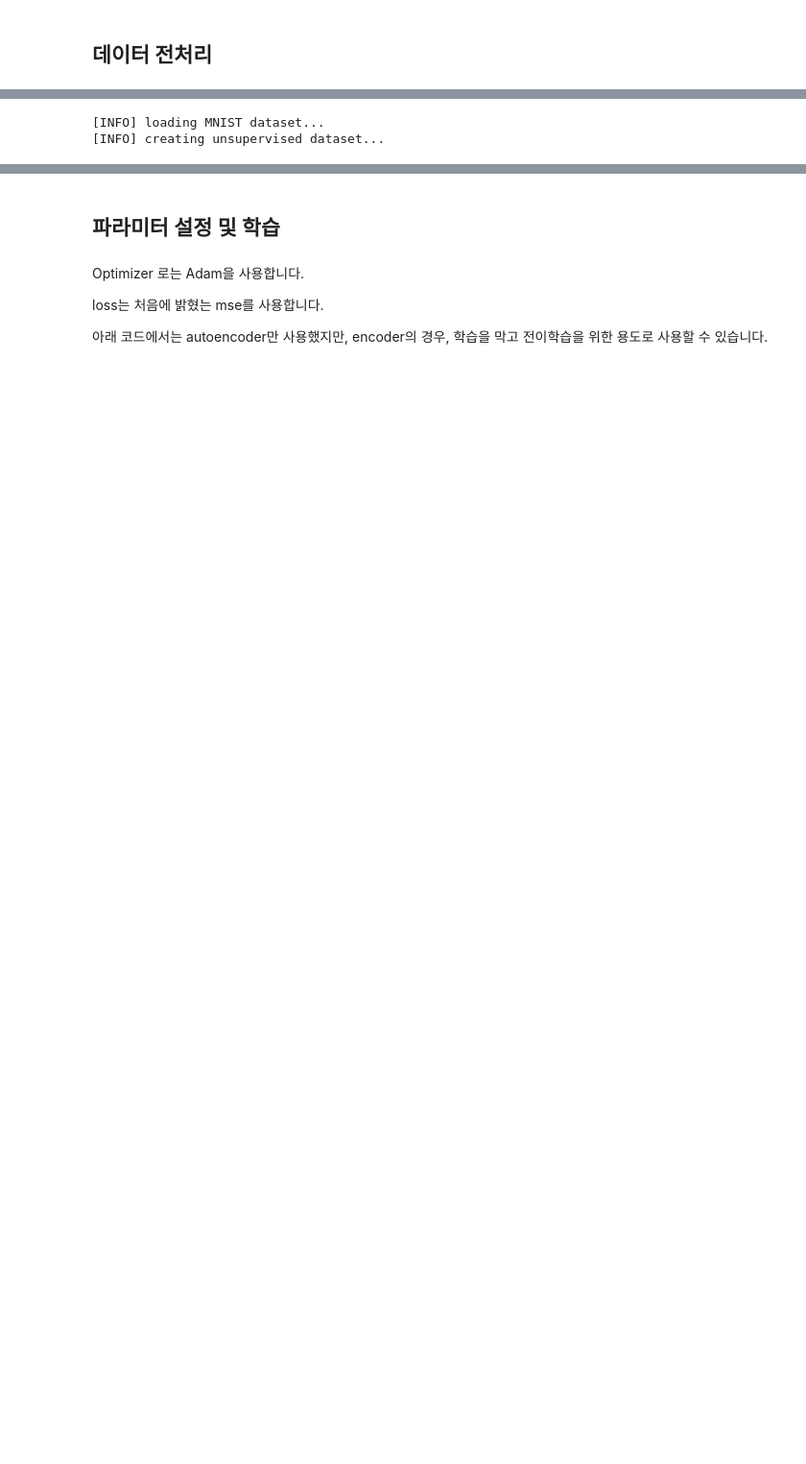
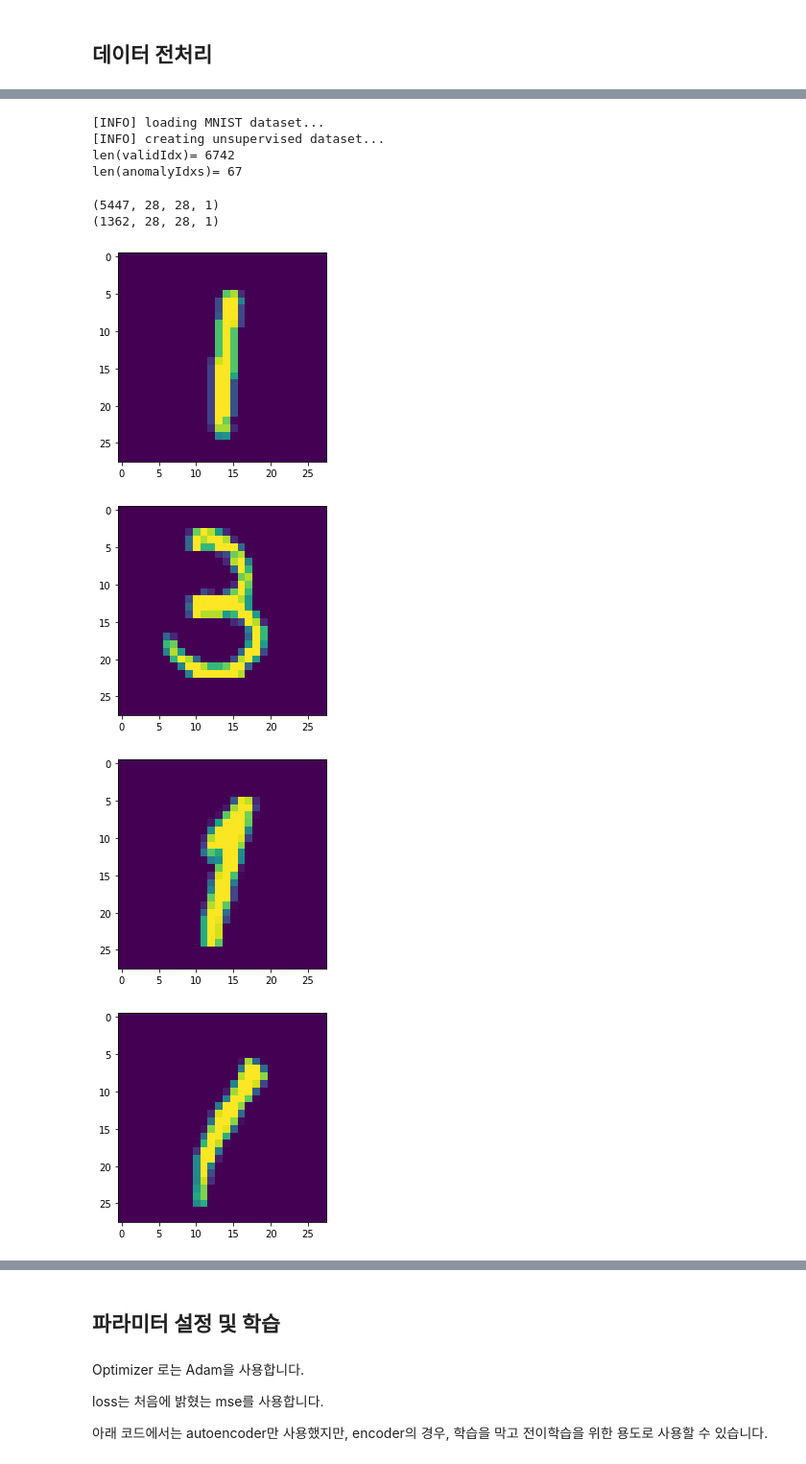
Before and after one commit to dhrim/pis_study, a Jupyter notebook: anomaly_detection/Anomaly_Detection.ipynb, the cells around one changed output, grey strips where cells are left out. Shown: that part at 96% size. Saved outputs shown, nothing was run; the diff lists cells and outputs as text; code cells hidden in the pictures; blank space fills up the shorter version.

Commit message:
anomaly detection 노트북 업데이트

```diff
--- a/anomaly_detection/Anomaly_Detection.ipynb
+++ b/anomaly_detection/Anomaly_Detection.ipynb
@@ -250,8 +267,7 @@ print("[INFO] loading MNIST dataset...")
 # build our unsupervised dataset of images with a small amount of
 # contamination (i.e., anomalies) added into it
 print("[INFO] creating unsupervised dataset...")
-images = build_unsupervised_dataset(trainX, trainY, validLabel=1,
-	anomalyLabel=3, contam=0.01)
+images = build_unsupervised_dataset(trainX, trainY, validLabel=1, anomalyLabel=3, contam=0.01)
 
 # add a channel dimension to every image in the dataset, then scale
 # the pixel intensities to the range [0, 1]
@@ -259,8 +275,24 @@ images = np.expand_dims(images, axis=-1) # axis = 0 에 추가되는 것 같습
 images = images.astype("float32") / 255.0
 
 # construct the training and testing split
-(trainX, testX) = train_test_split(images, test_size=0.2,
-	random_state=42)
+(trainX, testX) = train_test_split(images, test_size=0.2, random_state=42)
 # %% [output]
 [INFO] loading MNIST dataset...
 [INFO] creating unsupervised dataset...
+len(validIdx)= 6742
+len(anomalyIdxs)= 67
+# %%
+print(trainX.shape)
+print(testX.shape)
+# %% [output]
+(5447, 28, 28, 1)
+(1362, 28, 28, 1)
+# %%
+for i in range(10):
+  plt.imshow(trainX[i].reshape((28,28)))
+  plt.show()
+# %% [output]
+[figure, added]
+[figure, added]
+[figure, added]
+[figure, added]
```
Also changed, not shown: parts of 19 cells of this notebook.
